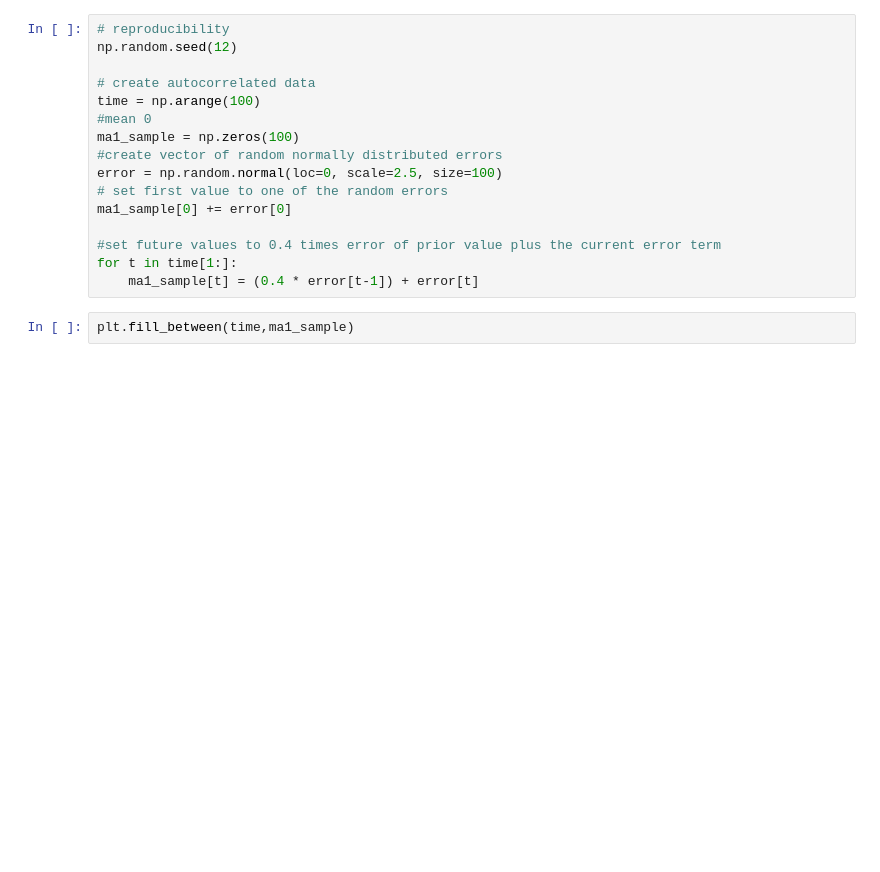
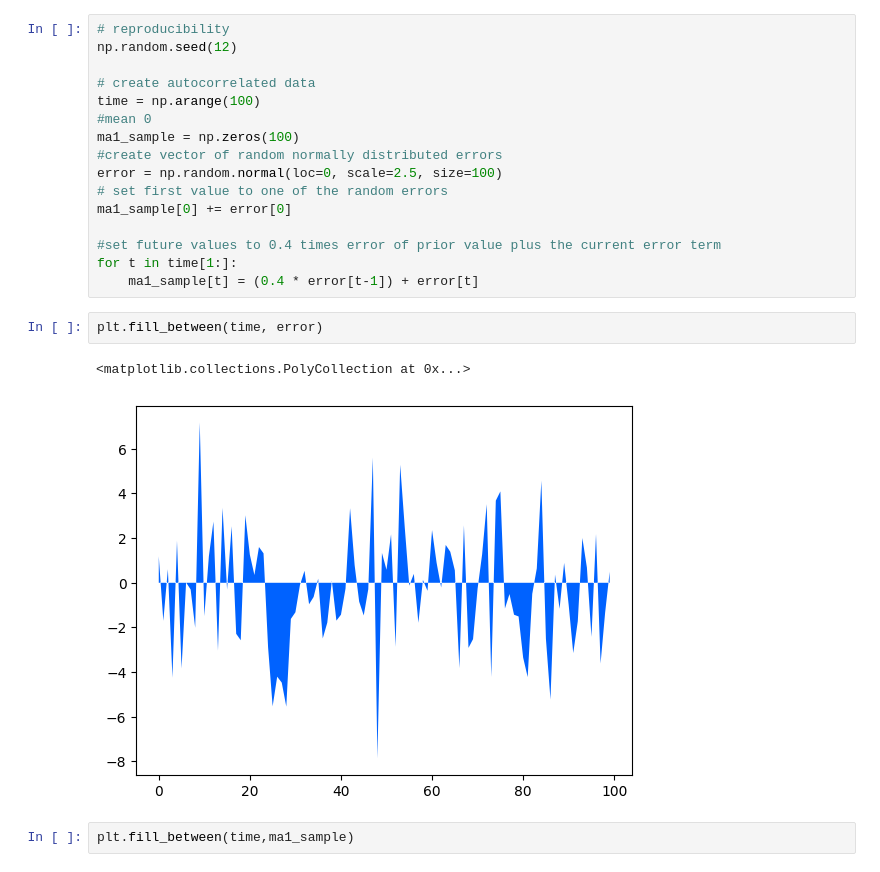
Before and after one commit to llewells/IBM-time-series-course, a Jupyter notebook: Specialized-Models-Time-Series-and-Survival-Analysis/Module-3/ARMA-Models/06e_DEMO_ARMA.ipynb, the cells around one changed output. Drawn from its saved outputs; the diff is of its cells as text; blank space fills up the shorter version.

```diff
--- a/Specialized-Models-Time-Series-and-Survival-Analysis/Module-3/ARMA-Models/06e_DEMO_ARMA.ipynb
+++ b/Specialized-Models-Time-Series-and-Survival-Analysis/Module-3/ARMA-Models/06e_DEMO_ARMA.ipynb
@@ -197,6 +197,11 @@ ma1_sample[0] += error[0]
 #set future values to 0.4 times error of prior value plus the current error term
 for t in time[1:]:
     ma1_sample[t] = (0.4 * error[t-1]) + error[t]
+# %%
+plt.fill_between(time, error)
+# %% [output]
+<matplotlib.collections.PolyCollection at 0x...>
+[figure, added]
 # %%
 plt.fill_between(time,ma1_sample)
 # %% [output]
```
Also changed, not shown: parts of 2 cells of this notebook.
